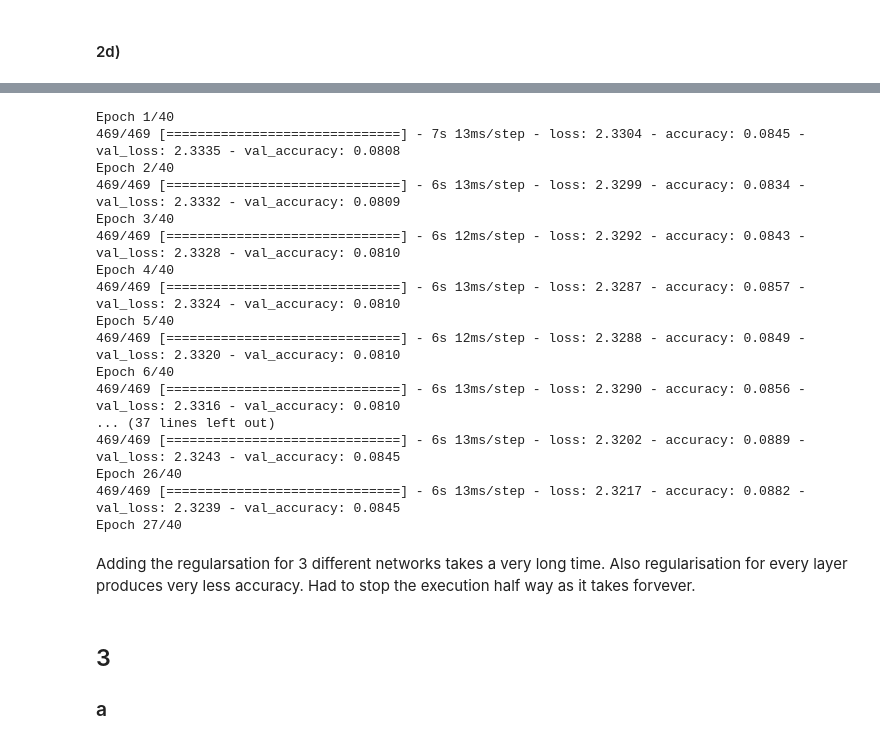
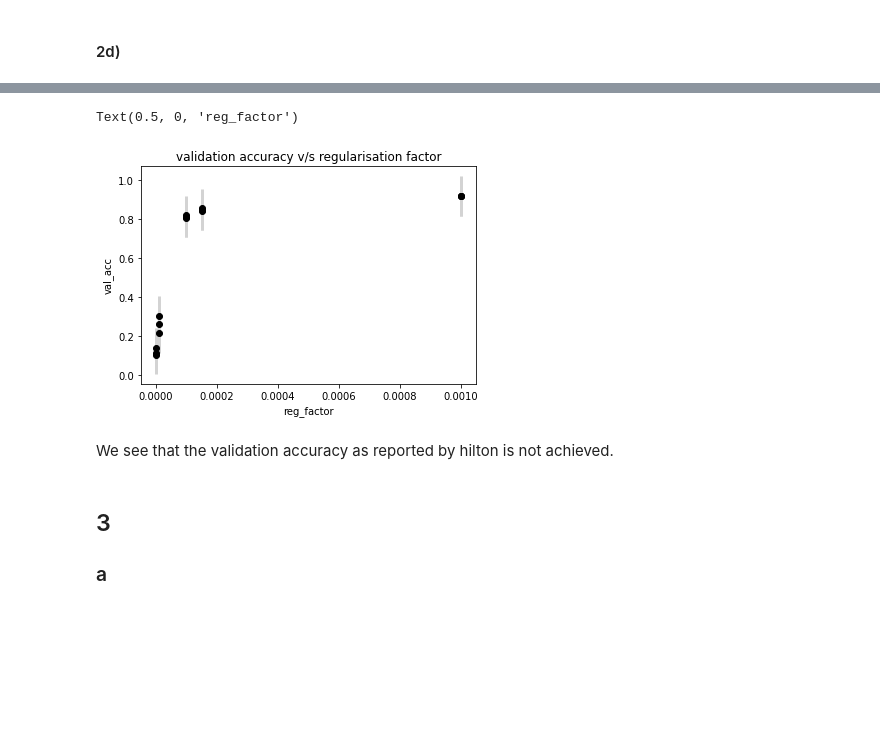
Before and after one commit to Peptski/Data-Science-and-AI, a Jupyter notebook: Assignment7/notebook/Assignment7.ipynb, the cells around one changed output, grey strips where cells are left out. Saved outputs shown, nothing was run; the diff lists cells and outputs as text; code cells hidden in the pictures; blank space fills up the shorter version.

```diff
--- a/Assignment7/notebook/Assignment7.ipynb
+++ b/Assignment7/notebook/Assignment7.ipynb
@@ -200,49 +208,15 @@ Test loss: 0.06435198336839676, Test accuracy 0.9829000234603882
-# %%
-## Define model ##
-
-
-
-regularizationVector = [0.000001, 0.00001, 0.0001, 0.00015, 0.001]
-
-for r in regularizationVector:
-  for i in range (0,3):
-    model_reg = Sequential()
-    model_reg.add(Flatten())
-    model_reg.add(Dense(500, activation = 'relu', kernel_regularizer=regularizers.l2(l2=r)))
-    model_reg.add(Dense(300, activation = 'relu',kernel_regularizer=regularizers.l2(l2=r)))
-    model_reg.add(Dense(10, activation='softmax'))
-
-    model_reg.compile(loss=keras.losses.categorical_crossentropy,
-               optimizer=keras.optimizers.SGD(lr = r  ),
-        metrics=['accuracy'],)
-
-    fit_info = model_reg.fit(x_train, y_train,
-           batch_size=batch_size,
-           epochs=40,
-           verbose=1,
-           validation_data=(x_test, y_test))
-    score = model_reg.evaluate(x_test, y_test, verbose=0)
-    print('Test loss: {}, Test accuracy {}'.format(score[0], score[1]))
-# %% [output]
-Epoch 1/40
-469/469 [==============================] - 7s 13ms/step - loss: 2.3304 - accuracy: 0.0845 - val_loss: 2.3335 - val_accuracy: 0.0808
-Epoch 2/40
-469/469 [==============================] - 6s 13ms/step - loss: 2.3299 - accuracy: 0.0834 - val_loss: 2.3332 - val_accuracy: 0.0809
-Epoch 3/40
-469/469 [==============================] - 6s 12ms/step - loss: 2.3292 - accuracy: 0.0843 - val_loss: 2.3328 - val_accuracy: 0.0810
-Epoch 4/40
-469/469 [==============================] - 6s 13ms/step - loss: 2.3287 - accuracy: 0.0857 - val_loss: 2.3324 - val_accuracy: 0.0810
-Epoch 5/40
-469/469 [==============================] - 6s 12ms/step - loss: 2.3288 - accuracy: 0.0849 - val_loss: 2.3320 - val_accuracy: 0.0810
-Epoch 6/40
-469/469 [==============================] - 6s 13ms/step - loss: 2.3290 - accuracy: 0.0856 - val_loss: 2.3316 - val_accuracy: 0.0810
-... (37 lines left out)
-469/469 [==============================] - 6s 13ms/step - loss: 2.3202 - accuracy: 0.0889 - val_loss: 2.3243 - val_accuracy: 0.0845
-Epoch 26/40
-469/469 [==============================] - 6s 13ms/step - loss: 2.3217 - accuracy: 0.0882 - val_loss: 2.3239 - val_accuracy: 0.0845
-Epoch 27/40
-# %% [markdown]
-Adding the regularsation for 3 different networks takes a very long time. Also regularisation for every layer produces very less accuracy. Had to stop the execution half way as it takes forvever.
+# %%
+plt.figure()
+plt.errorbar(result.reg_factor, result.val_acc,yerr=0.1,fmt='o', color='black',
+             ecolor='lightgray', elinewidth=3, capsize=0)
+plt.title('validation accuracy v/s regularisation factor')
+plt.ylabel('val_acc')
+plt.xlabel('reg_factor')
+# %% [output]
+Text(0.5, 0, 'reg_factor')
+[figure, added]
+# %% [markdown]
+We see that the validation accuracy as reported by hilton is not achieved.
 # %% [markdown]
 ## 3
 ### a
```
Also changed, not shown: parts of 11 cells of this notebook.
